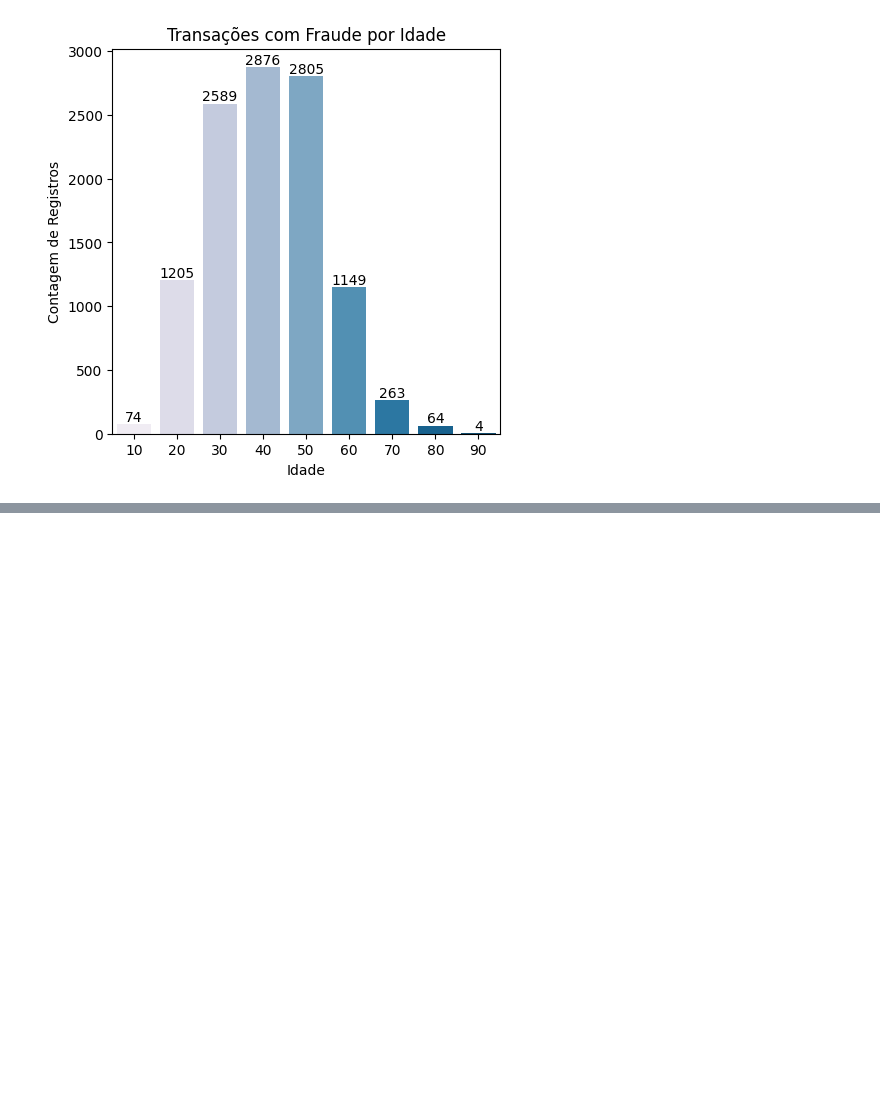
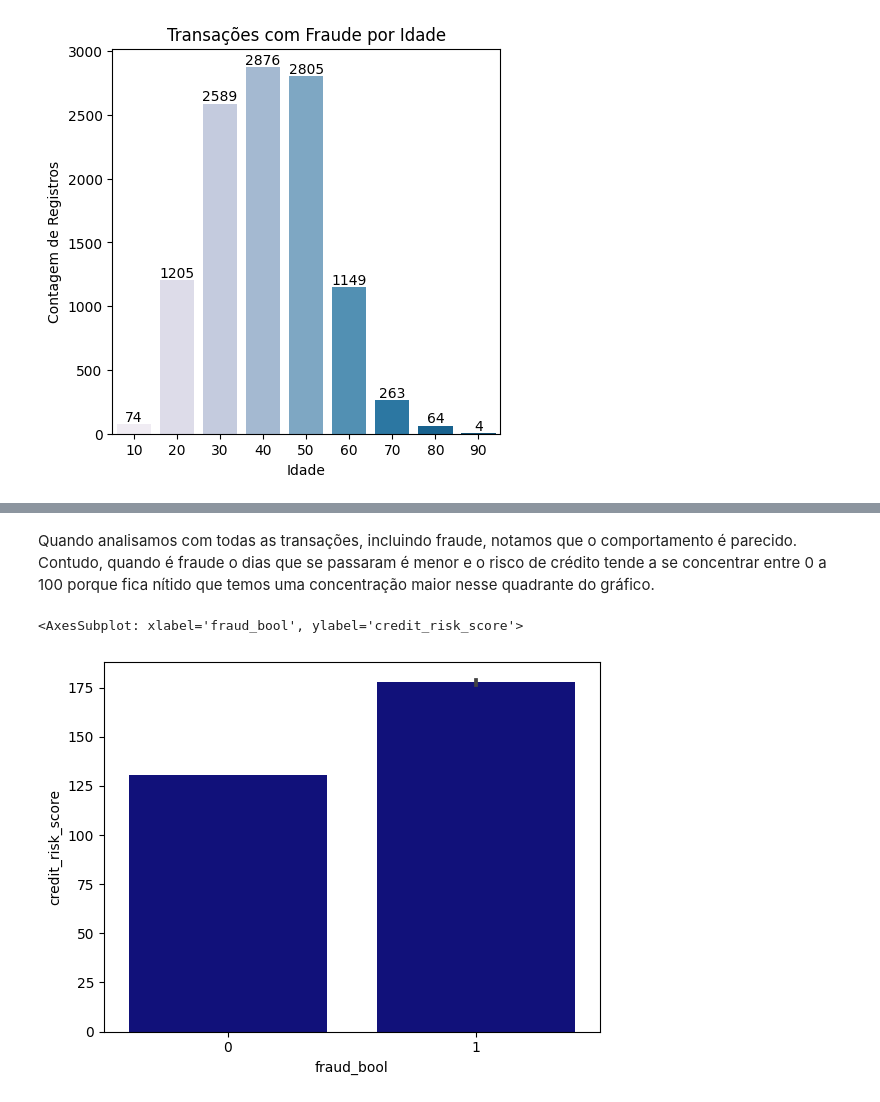
Before and after one commit to marcosmorais94/fraud_bankaccount, a Jupyter notebook: bank_fraud.ipynb, the cells around one changed output, grey strips where cells are left out. Drawn from its saved outputs; the diff is of its cells as text; code cells hidden in the pictures; blank space fills up the shorter version.

```diff
--- a/bank_fraud.ipynb
+++ b/bank_fraud.ipynb
@@ -169,0 +196,8 @@ plt.show()
+# %% [markdown]
+Quando analisamos com todas as transações, incluindo fraude, notamos que o comportamento é parecido. Contudo, quando é fraude o dias que se passaram é menor e o risco de crédito tende a se concentrar entre 0 a 100 porque fica nítido que temos uma concentração maior nesse quadrante do gráfico.
+# %%
+# bar chart 1 -> top bars (group of 'smoker=No')
+sns.barplot(x="fraud_bool",  y="credit_risk_score", data=base, color='darkblue')
+# %% [output]
+<AxesSubplot: xlabel='fraud_bool', ylabel='credit_risk_score'>
+[figure, added]
```
Also changed, not shown: parts of 6 cells of this notebook.
